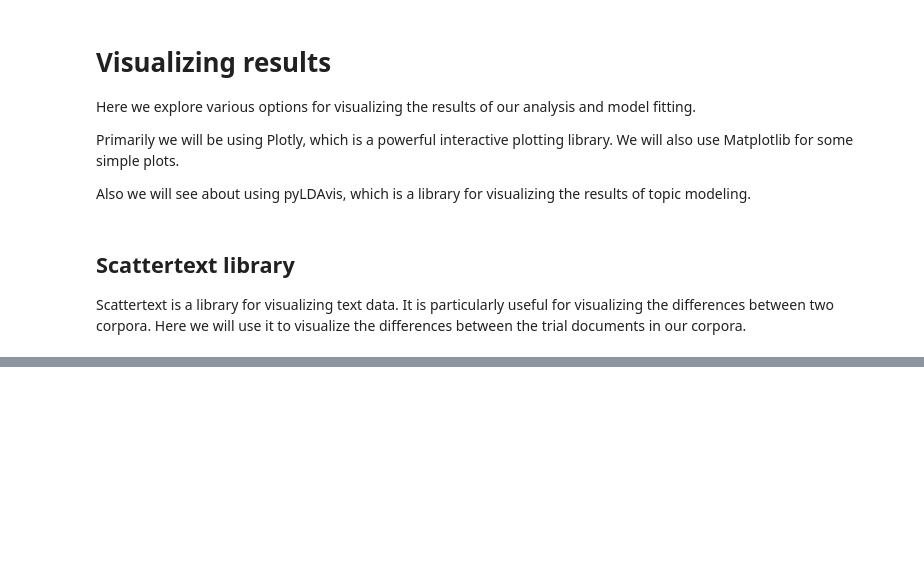
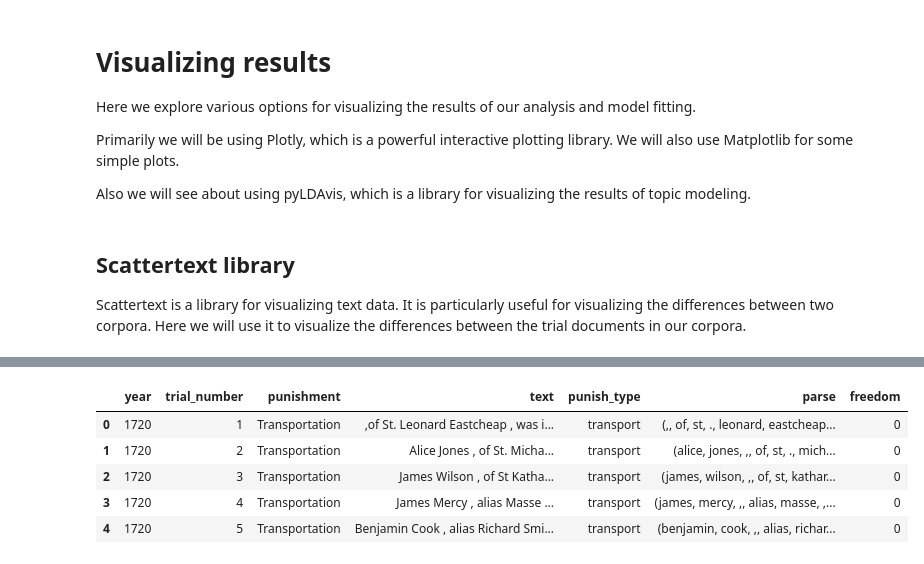
Before and after one commit to ValRCS/BSSDH_2023_workshop, a Jupyter notebook: notebooks/day2_part2_visualizing_results.ipynb, the cells around one changed output, grey strips where cells are left out. Saved outputs shown, nothing was run; the diff lists cells and outputs as text; code cells hidden in the pictures; blank space fills up the shorter version.

```diff
--- a/notebooks/day2_part2_visualizing_results.ipynb
+++ b/notebooks/day2_part2_visualizing_results.ipynb
@@ -41,0 +154,16 @@ open('./demo_compact.html', 'w', encoding="utf-8").write(html)
+# %%
+# let's create a function to return category of punishment from punishment description
+# argument will be punishment text and list of words to search for
+def get_punishment_category(punishment_text, list_of_words=()):
+    # loop through list of words
+    # if punishment text is empty or nan
+    if not punishment_text.strip() or punishment_text.strip() == "nan": #ugly hack
+        # return empty
+        return "empty"
+    for word in list_of_words:
+        # if word is found in punishment text
+        if word in punishment_text.lower():
+            # return word
+            return word # order of words will matter
+    # if no word is found return empty
+    return "unknown"
@@ -41,0 +184,8 @@ open('./demo_compact.html', 'w', encoding="utf-8").write(html)
+# %%
+# convert punishment column to string
+d['punishment'] = d['punishment'].astype(str)
+# %%
+# let's create a punishment category column
+d['punish_type'] = d['punishment'].apply(get_punishment_category, list_of_words=punishment_words)
+# head
+d.head()
@@ -41,0 +239,11 @@ open('./demo_compact.html', 'w', encoding="utf-8").write(html)
+# %%
+# let's creata  freedom column
+d['freedom'] = d['punish_type'].isin(['empty', 'discharg']).astype(int)
+d.head()
+# %% [output]
+|  | year | trial_number | punishment | text | punish_type | parse | freedom |
+| 0 | 1720 | 1 | Transportation | ,of St. Leonard Eastcheap , was i... | transport | (,, of, st, ., leonard, eastcheap... | 0 |
+| 1 | 1720 | 2 | Transportation | Alice Jones , of St. Micha... | transport | (alice, jones, ,, of, st, ., mich... | 0 |
+| 2 | 1720 | 3 | Transportation | James Wilson , of St Katha... | transport | (james, wilson, ,, of, st, kathar... | 0 |
+| 3 | 1720 | 4 | Transportation | James Mercy , alias Masse ... | transport | (james, mercy, ,, alias, masse, ,... | 0 |
+| 4 | 1720 | 5 | Transportation | Benjamin Cook , alias Richard Smi... | transport | (benjamin, cook, ,, alias, richar... | 0 |
```
Also changed, not shown: parts of 27 cells of this notebook, 1 other file.
